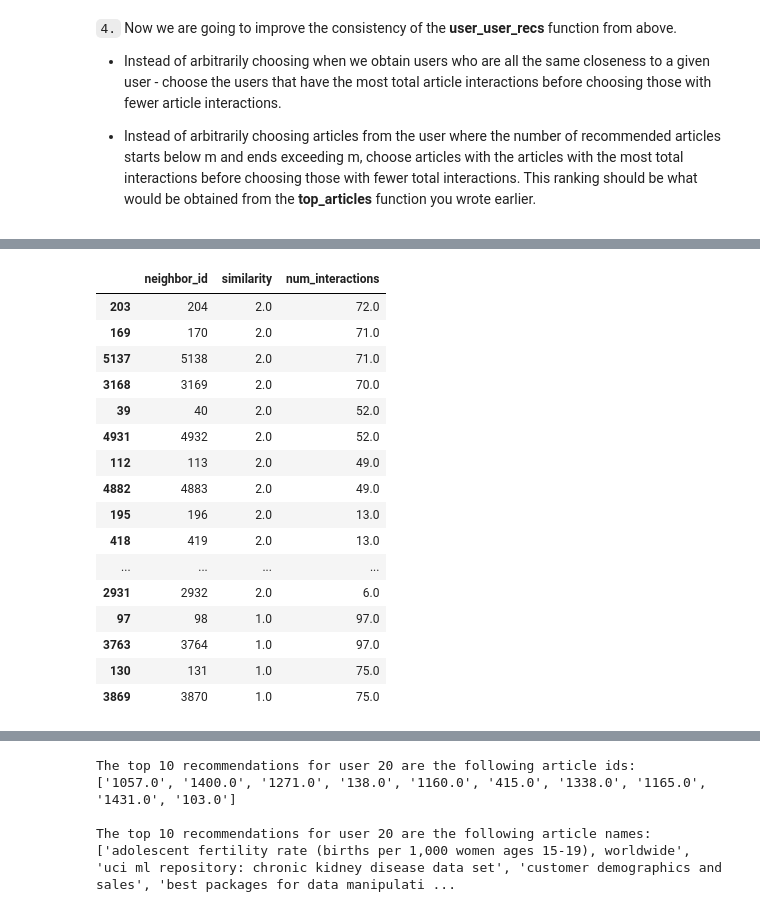
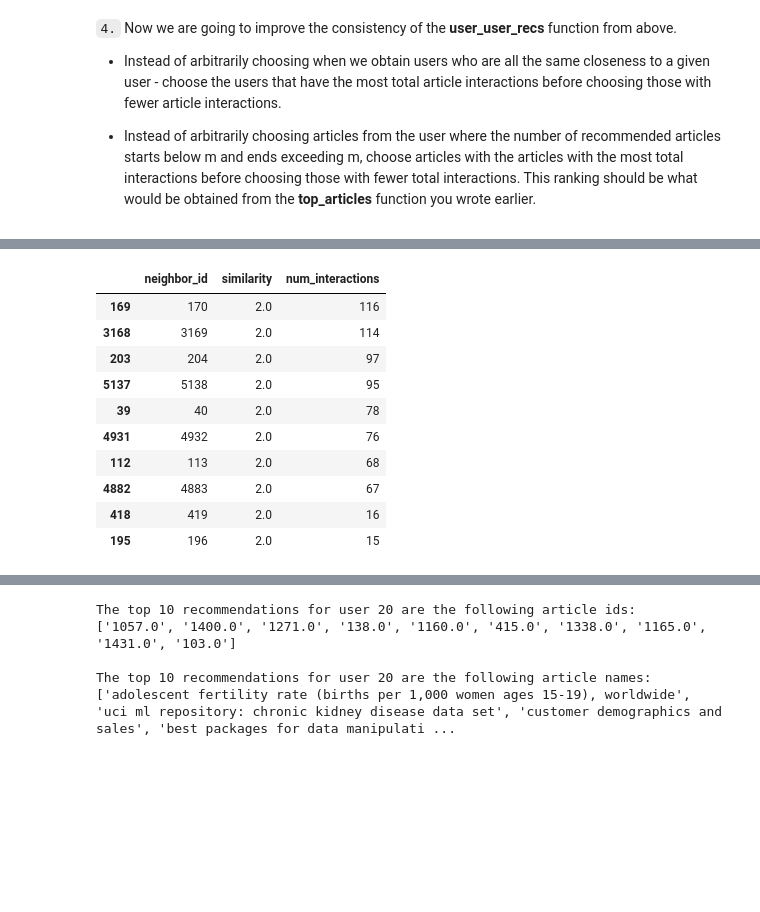
Before and after one commit to deacona/DSND_Term2, a Jupyter notebook: project_files/Recommendations_with_IBM/Recommendations_with_IBM.ipynb, the cells around one changed output, grey strips where cells are left out. Cells and saved outputs as stored; diff of their text form; code cells hidden in the pictures; blank space fills up the shorter version.

```diff
--- a/project_files/Recommendations_with_IBM/Recommendations_with_IBM.ipynb
+++ b/project_files/Recommendations_with_IBM/Recommendations_with_IBM.ipynb
@@ -527,7 +461,8 @@ def create_user_item_matrix(df):
     an article and a 0 otherwise
     '''
     # Fill in the function here
-    user_item = df.groupby(['user_id', 'article_id'])['title'].count().unstack().fillna(0) / df.groupby(['user_id', 'article_id'])['title'].count().unstack().fillna(1)
+    df_grouped = df.groupby(['user_id', 'article_id'])['title'].count().unstack()
+    user_item = df_grouped.fillna(0) / df_grouped.fillna(1)
 
     return user_item # return the user_item matrix
 
@@ -876,26 +701,20 @@ memory usage: 1.1+ MB
 # %%
 pd.concat([user_item.dot(user_item[user_item.index == 20].T),
-           user_item.sum(axis=1)],
+           df.groupby("user_id").title.count()],
          axis=1).reset_index().rename(columns={"user_id": "neighbor_id",
                                                20: "similarity",
-                                               0: "num_interactions"}).sort_values(by=["similarity",
+                                               "title": "num_interactions"}).sort_values(by=["similarity",
                                                                                        "num_interactions"],
-                                                                                   ascending=False).iloc[1:].head(20)
+                                                                                   ascending=False).iloc[1:].head(10)
 # %% [output]
 |  | neighbor_id | similarity | num_interactions |
-| 203 | 204 | 2.0 | 72.0 |
-| 169 | 170 | 2.0 | 71.0 |
-| 5137 | 5138 | 2.0 | 71.0 |
-| 3168 | 3169 | 2.0 | 70.0 |
-| 39 | 40 | 2.0 | 52.0 |
-| 4931 | 4932 | 2.0 | 52.0 |
-| 112 | 113 | 2.0 | 49.0 |
-| 4882 | 4883 | 2.0 | 49.0 |
-| 195 | 196 | 2.0 | 13.0 |
-| 418 | 419 | 2.0 | 13.0 |
-| ... | ... | ... | ... |
-| 2931 | 2932 | 2.0 | 6.0 |
-| 97 | 98 | 1.0 | 97.0 |
-| 3763 | 3764 | 1.0 | 97.0 |
-| 130 | 131 | 1.0 | 75.0 |
-| 3869 | 3870 | 1.0 | 75.0 |
+| 169 | 170 | 2.0 | 116 |
+| 3168 | 3169 | 2.0 | 114 |
+| 203 | 204 | 2.0 | 97 |
+| 5137 | 5138 | 2.0 | 95 |
+| 39 | 40 | 2.0 | 78 |
+| 4931 | 4932 | 2.0 | 76 |
+| 112 | 113 | 2.0 | 68 |
+| 4882 | 4883 | 2.0 | 67 |
+| 418 | 419 | 2.0 | 16 |
+| 195 | 196 | 2.0 | 15 |
```
Also changed, not shown: parts of 71 cells of this notebook, 1 other file.
